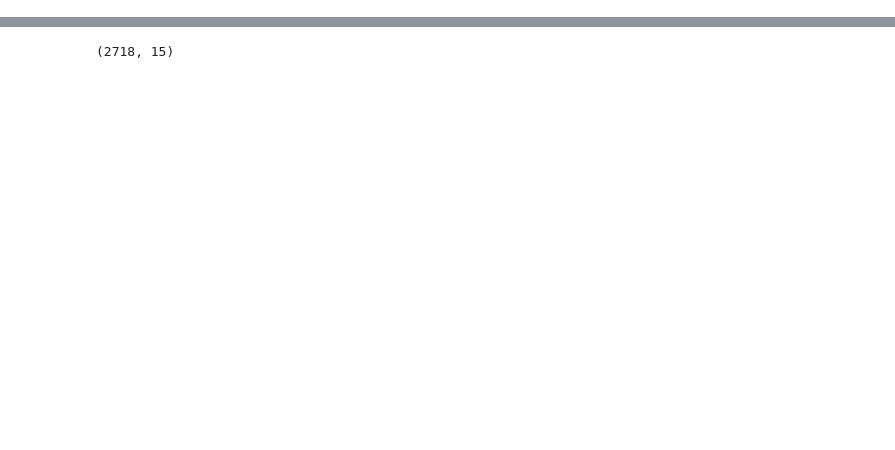
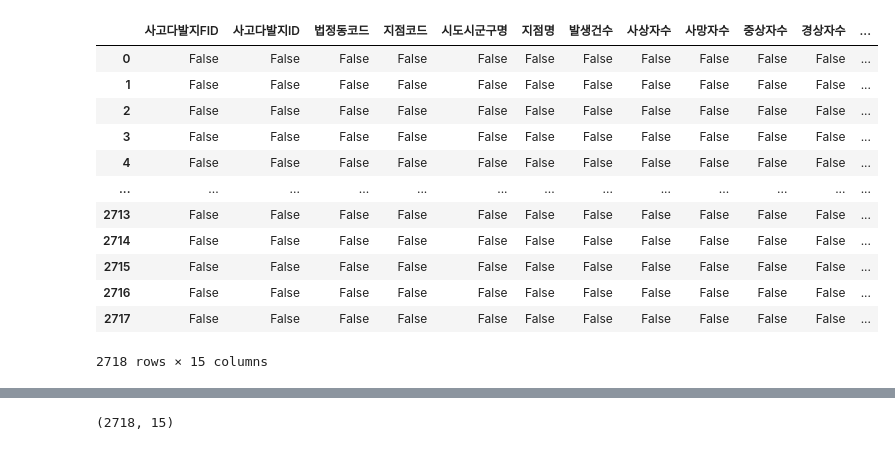
Before and after one commit to LeeHwayeon/bicycle-analysis, a Jupyter notebook: 화연/자전거전용도로와 사고.ipynb, the cells around one changed output, grey strips where cells are left out. Drawn from its saved outputs; the diff is of its cells as text; code cells hidden in the pictures; blank space fills up the shorter version.

```diff
--- a/화연/자전거전용도로와 사고.ipynb
+++ b/화연/자전거전용도로와 사고.ipynb
@@ -27,3 +27,19 @@ accident.head()
 | 2 | 153,929 | 2013099 | 1111017500 | 11110003 | 서울특별시 종로구3 | 서울특별시 종로구 숭인동(동묘앞역_일반국도6호선_진출 부근) | 5 | 5 | 0 | 2 | 2 | ... |
 | 3 | 139,637 | 2013099 | 1114016300 | 11140001 | 서울특별시 중구1 | 서울특별시 중구 흥인동(다산교(남단) 부근) | 4 | 4 | 0 | 1 | 2 | ... |
 | 4 | 153,931 | 2013099 | 1117012800 | 11170001 | 서울특별시 용산구1 | 서울특별시 용산구 한강로3가(용산대우드림월드3차_한강로_진 부근) | 5 | 5 | 0 | 3 | 2 | ... |
+# %%
+accident.isnull()
+# %% [output]
+|  | 사고다발지FID | 사고다발지ID | 법정동코드 | 지점코드 | 시도시군구명 | 지점명 | 발생건수 | 사상자수 | 사망자수 | 중상자수 | 경상자수 | ... |
+| 0 | False | False | False | False | False | False | False | False | False | False | False | ... |
+| 1 | False | False | False | False | False | False | False | False | False | False | False | ... |
+| 2 | False | False | False | False | False | False | False | False | False | False | False | ... |
+| 3 | False | False | False | False | False | False | False | False | False | False | False | ... |
+| 4 | False | False | False | False | False | False | False | False | False | False | False | ... |
+| ... | ... | ... | ... | ... | ... | ... | ... | ... | ... | ... | ... | ... |
+| 2713 | False | False | False | False | False | False | False | False | False | False | False | ... |
+| 2714 | False | False | False | False | False | False | False | False | False | False | False | ... |
+| 2715 | False | False | False | False | False | False | False | False | False | False | False | ... |
+| 2716 | False | False | False | False | False | False | False | False | False | False | False | ... |
+| 2717 | False | False | False | False | False | False | False | False | False | False | False | ... |
+2718 rows × 15 columns
```
Also changed, not shown: parts of 2 cells of this notebook, 3 other files.
